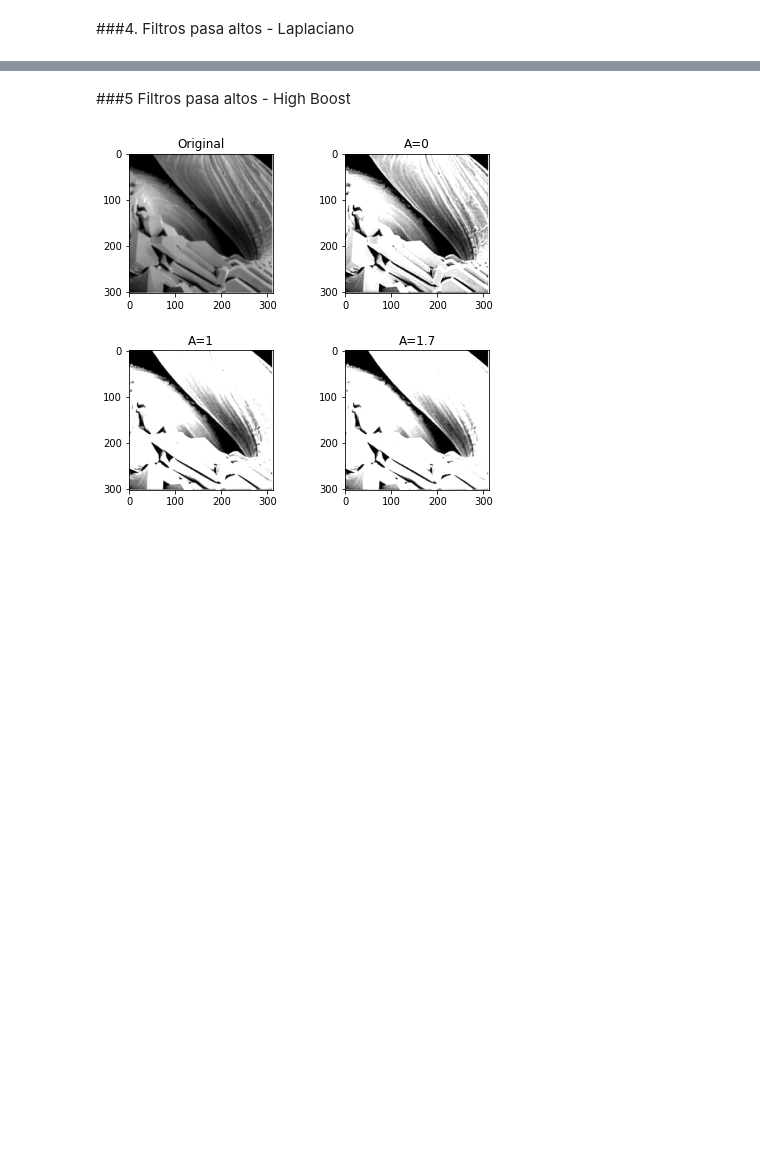
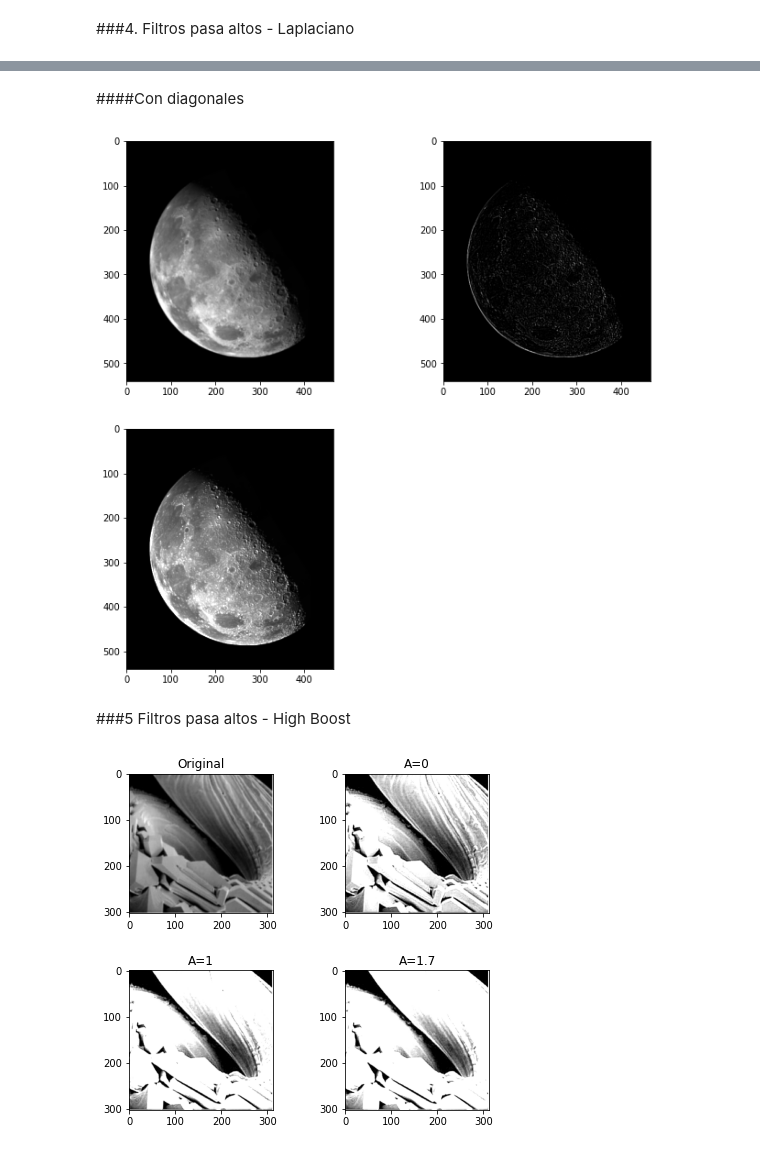
Before and after one commit to LuFernandez/imagaynes, a Jupyter notebook: TpFiltros/TPimagenes.ipynb, the cells around one changed output, grey strips where cells are left out. Drawn from its saved outputs; the diff is of its cells as text; code cells hidden in the pictures; blank space fills up the shorter version.

Commit message:
arreglado el del laplaciano, solo perdí dos horas de mi vida 🙂

```diff
--- a/TpFiltros/TPimagenes.ipynb
+++ b/TpFiltros/TPimagenes.ipynb
@@ -155,3 +156,28 @@ plt.show()
+# %% [markdown]
+####Con diagonales
+# %%
+moon_img = cv2.imread('blurry_moon.tif', cv2.IMREAD_GRAYSCALE)
+fig_2 = plt.figure(figsize =(8,8))
+plt.subplots_adjust(top = 1, bottom = 0, right = 1, left = 0, hspace = 0.2, wspace = 0.5)
+fig_2.add_subplot(2,2,1)
+plt.imshow(moon_img,cmap='gray')
+#Filtro Laplaciano
+kernel = np.array([
+                   [-1,-1,-1],
+                   [-1,8,-1],
+                   [-1,-1,-1]
+])
+hp_filtered = cv2.filter2D(moon_img,-1,kernel)
+fig_2.add_subplot(2,2,2)
+plt.imshow(hp_filtered,cmap='gray', vmin=0, vmax=255)
+
+sharpe = moon_img.astype(np.int16) + hp_filtered.astype(np.int16)
+
+fig_2.add_subplot(2,2,3)
+plt.imshow(sharpe,cmap='gray', vmin=0, vmax=255)
+plt.show()
+# %% [output]
+[figure, added]
 # %% [markdown]
 ###5 Filtros pasa altos - High Boost
 # %%
```
Also changed, not shown: parts of 5 cells of this notebook.
